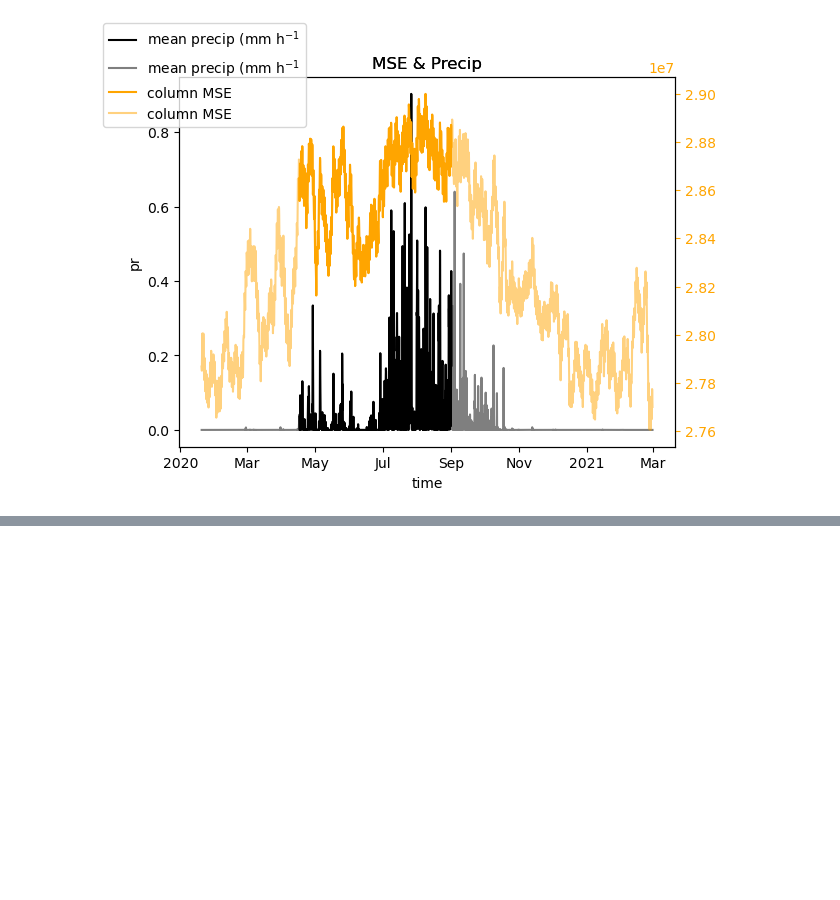
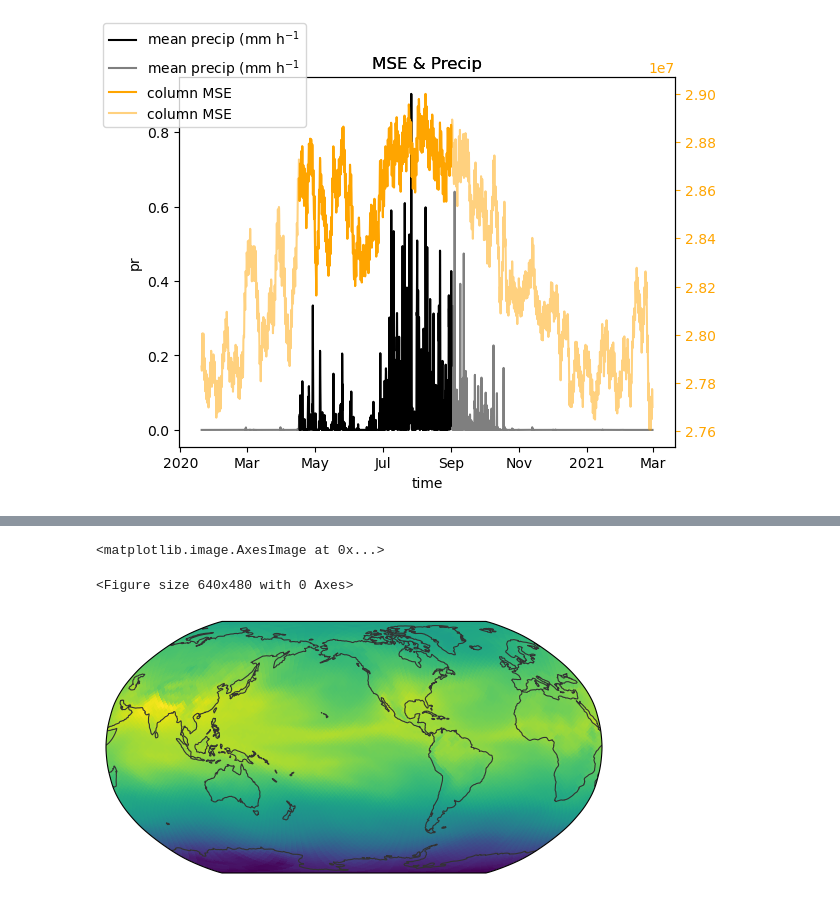
Before and after one commit to fran-morris-research/hackathon-monsoons, a Jupyter notebook: mse/mse_calc_test.ipynb, the cells around one changed output, grey strips where cells are left out. Cells and saved outputs as stored; diff of their text form; code cells hidden in the pictures; blank space fills up the shorter version.

```diff
--- a/mse/mse_calc_test.ipynb
+++ b/mse/mse_calc_test.ipynb
@@ -100,0 +136,6 @@ fig.legend(loc="upper left")
+# %%
+egh.healpix_show(hp.pixelfunc.reorder(der1[0],inp="RING",out="NEST"))
+# %% [output]
+<matplotlib.image.AxesImage at 0x...>
+<Figure size 640x480 with 0 Axes>
+[figure, added]
```
Also changed, not shown: parts of 15 cells of this notebook.
